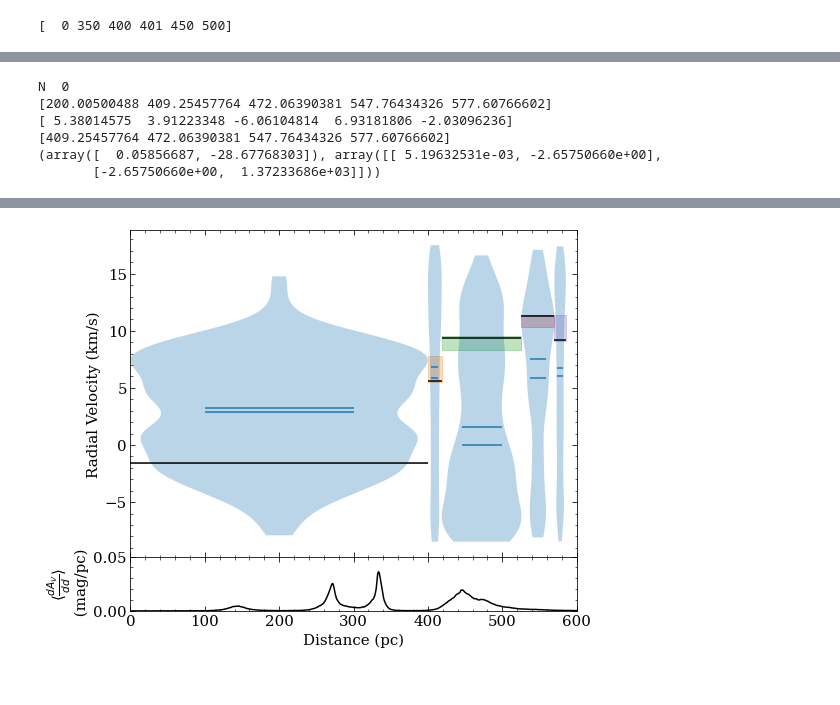
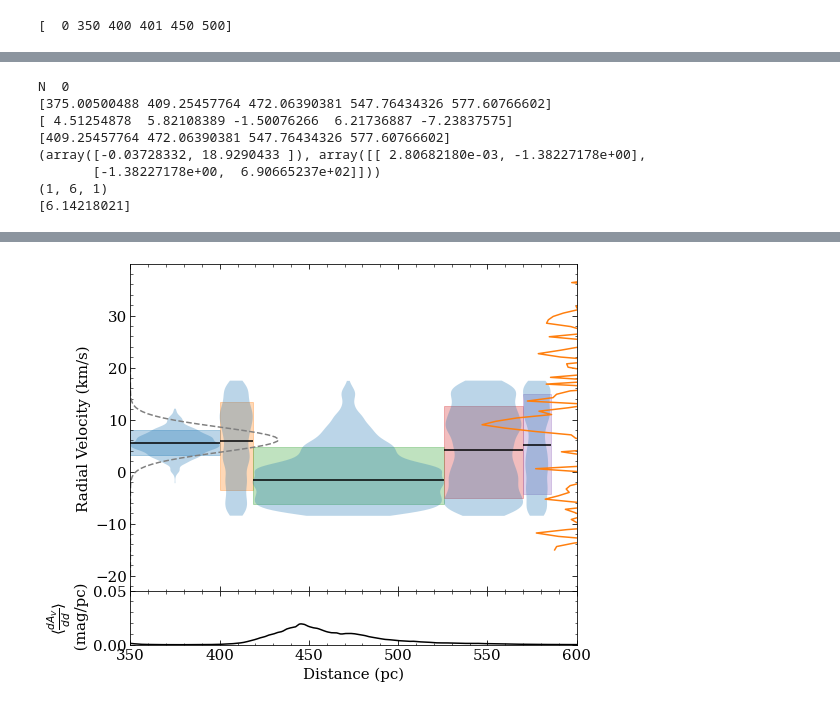
Before and after one commit to aidantmcb/microKT, a Jupyter notebook: 240322_modifysl.ipynb, the cells around one changed output, grey strips where cells are left out. Drawn from its saved outputs; the diff is of its cells as text; code cells hidden in the pictures.

Commit message:
Fix MCMC fn call and logprob functions for foreground. Add some CO visualization. Generally fix stuff that was broken.

```diff
--- a/240322_modifysl.ipynb
+++ b/240322_modifysl.ipynb
@@ -73,0 +116,2 @@ CA_meta= CA_meta[data_criteria]
+# %%
+coord_icrs = coord.transform_to('icrs')
@@ -225,3 +311,5 @@ class ForegroundModifiedSightline(Sightline):
 sightlines = []
 for i in range(len(selected_inds)):
     sightlines.append(ForegroundModifiedSightline(CA_meta[selected_inds[i]], dustdata = dust_data))
+# %%
+sightlines = sightlines[:10]
@@ -349,10 +557,14 @@ def make_corner_vonly(sampler, ndim, labels, minval = -100):
     # for ax in fig.axes:
         # ax.set_xlim(-15, 15)
         # ax.set_ylim(-15, 15)
+    return fig
     plt.show()
 
-if False:
+if True:
     for i in range(0, len(sightlines), 4):
         sl_i = sightlines[i]
         ndim = len(sl_i.bins) - 1
-        make_corner_vonly(sl_i.sampler, ndim, labels = None, minval =-200)
+        fig = make_corner_vonly(sl_i.sampler, ndim, labels = None, minval =-200)
+        axes = np.array(fig.axes).reshape(ndim, ndim)
+        axes[0, 0].plot(priorx, 1e5* prior_for_plot(sl_i.l, sl_i.b, priorx))
+        plt.show()
@@ -358,0 +576,6 @@ if False:
+# %%
+sl = sightlines[0]
+print(sl.stars['DIST'].value)
+print(sl.bins)
+print(sl.signals.shape)
+print(sl.bin_inds)
@@ -711,10 +872,14 @@ dist_xx_sl = np.array([])
 velo_yy_sl = np.array([])
 std_velo_sl = np.array([])
 
+priorx = np.linspace(-20, 20, 100)
 
-for i in range(len(sightlines)):
+# for i in range(len(sightlines)):
+for i in range(0, len(sightlines), 10):
+
     print('N ', i)
     fig, axs = plt.subplots(nrows = 2, ncols = 1, figsize = (8,7), sharex = True, gridspec_kw={'height_ratios': [6,1], 'hspace': 0})
+
 
 
     dist_xx = np.array([])
@@ -724,7 +889,8 @@ for i in range(len(sightlines)):
     sampler_i = sl_i.sampler
     color = cmap(cnorm(avs[i]))
     color = 'C'+str(i)
-    _, __, dist_xx_i, velo_yy_i, std_velo_i = plot_velo(sampler_i, sl = sl_i, min_walker = 10, plot_objs = (fig, axs[0]), color = color, plot_box = True, plot_violin=True, bestprob = True)
+    _, __, dist_xx_i, velo_yy_i, std_velo_i = plot_velo(sampler_i, sl = sl_i, min_walker = 10, plot_objs = (fig, axs[0]), color = color,
+                                                        plot_box = True, plot_violin=True, bestprob = True)
     dist_xx = np.concatenate([dist_xx, dist_xx_i])
     velo_yy = np.concatenate([velo_yy, velo_yy_i])
     std_velo = np.concatenate([std_velo, std_velo_i])
@@ -736,7 +902,7 @@ for i in range(len(sightlines)):
     # print(dist_sort)
 
     try:
-        filt = (dist_xx[dist_sort] >= 380) & (dist_xx[dist_sort] <= 600)
+        filt = (dist_xx[dist_sort] > 400) & (dist_xx[dist_sort] <= 800)
         print(dist_xx[dist_sort][filt])
         fit_result = curve_fit(line, dist_xx[dist_sort][filt], velo_yy[dist_sort][filt], sigma = std_velo[dist_sort][filt])
         print(fit_result)
@@ -752,14 +918,17 @@ for i in range(len(sightlines)):
         print(e)
         sightlines_slopes[i] = np.nan
 
-    # ax.plot(sl.stars['DIST'], )
-    # axs[0].fill_between(xx_plot, line(xx_plot, fit_params[0] + fit_result_err[0], fit_params[1] + fit_result_err[1]),
-    #                     line(xx_plot, fit_params[0] - fit_result_err[0], fit_params[1] - fit_result_err[1]), alpha = 0.1, color = 'C0')
+    ### ADDDED 03.28 ###
+    fgprior = prior_for_plot(sl_i.l, sl_i.b, priorx)
+    axs[0].plot(5e2 * fgprior + 350, priorx, color = 'grey', linestyle = 'dashed')
 
-    # ymin, ymax = ax.get_ylim()
+    ### ADDED 03.31 ###
+    profile, rvel = get_CO_profile(sl_i.l, sl_i.b)
+    axs[0].plot(600- 5e1*profile, rvel)
+
     axs[1].plot(dust_data.distance, sl_davdd[i, :], color = 'k')
     # ax.set_ylim(ymin, ymax)
-    axs[1].set_xlim(0, 600)
+    axs[1].set_xlim(350, 600)
     axs[1].set_xlabel('Distance (pc)')
     axs[1].set_ylabel(r'$ \langle \frac{dA_V}{dd} \rangle $' + '\n (mag/pc)')
     axs[1].set_ylim(0, 0.05)
@@ -769,8 +938,8 @@ for i in range(len(sightlines)):
     #     axs[1].scatter(sl_i.stars['DIST'][j], sl_davdd[i, find_nearest_dist(sl_i.stars['DIST'][j])])
 
     # axs[0].legend()
-    name_i = 'veldist_' + str(i)
-    fig.savefig('/uufs/astro.utah.edu/common/home/u1371365/figures/230921_qualfigs/2301015_veldist/{}.png'.format(name_i), overwrite = True )
+    # name_i = 'veldist_' + str(i)
+    # fig.savefig('/uufs/astro.utah.edu/common/home/u1371365/figures/230921_qualfigs/2301015_veldist/{}.png'.format(name_i), overwrite = True )
 
     plt.show()
 
@@ -779,8 +948,10 @@ for i in range(len(sightlines)):
     std_velo_sl = np.concatenate([std_velo_sl, std_velo])
 # %% [output]
 N  0
-[200.00500488 409.25457764 472.06390381 547.76434326 577.60766602]
-[ 5.38014575  3.91223348 -6.06104814  6.93181806 -2.03096236]
+[375.00500488 409.25457764 472.06390381 547.76434326 577.60766602]
+[ 4.51254878  5.82108389 -1.50076266  6.21736887 -7.23837575]
 [409.25457764 472.06390381 547.76434326 577.60766602]
-(array([  0.05856687, -28.67768303]), array([[ 5.19632531e-03, -2.65750660e+00],
-       [-2.65750660e+00,  1.37233686e+03]]))
+(array([-0.03728332, 18.9290433 ]), array([[ 2.80682180e-03, -1.38227178e+00],
+       [-1.38227178e+00,  6.90665237e+02]]))
+(1, 6, 1)
+[6.14218021]
@@ -787 +959 @@ N  0
-[figure, old version]
+[figure, new version]
```
Also changed, not shown: parts of 39 cells of this notebook, 2 other files.
